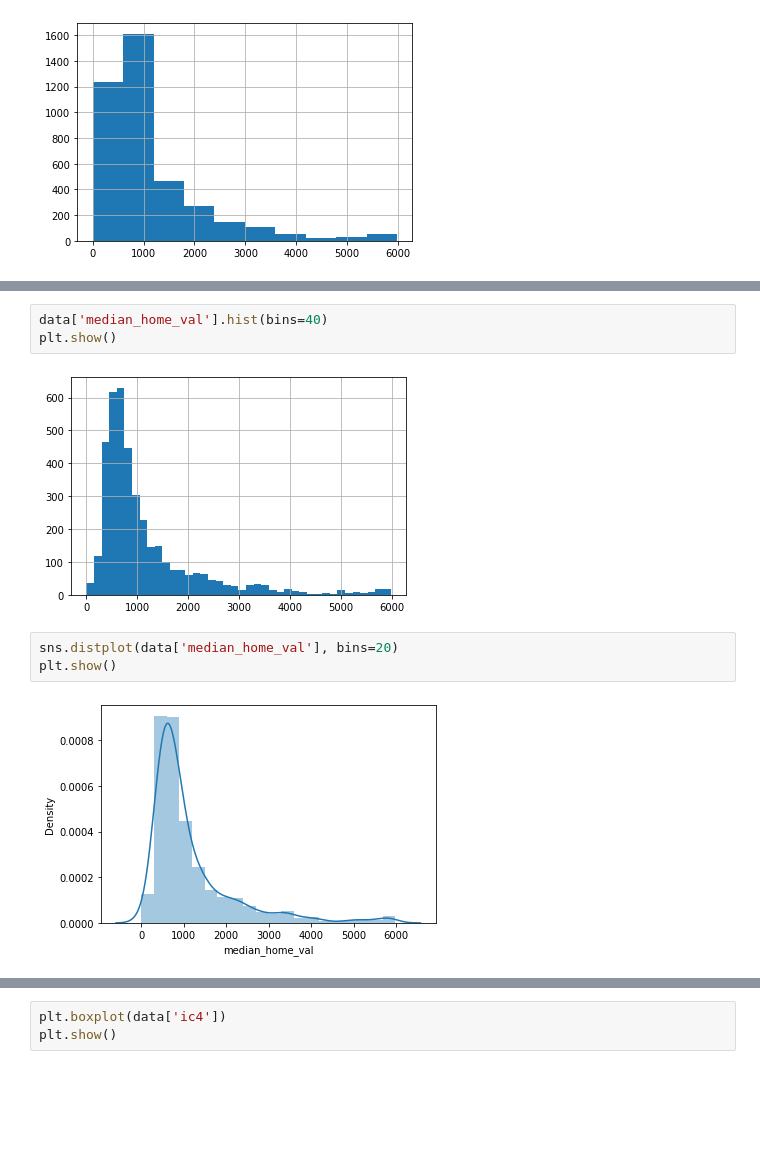
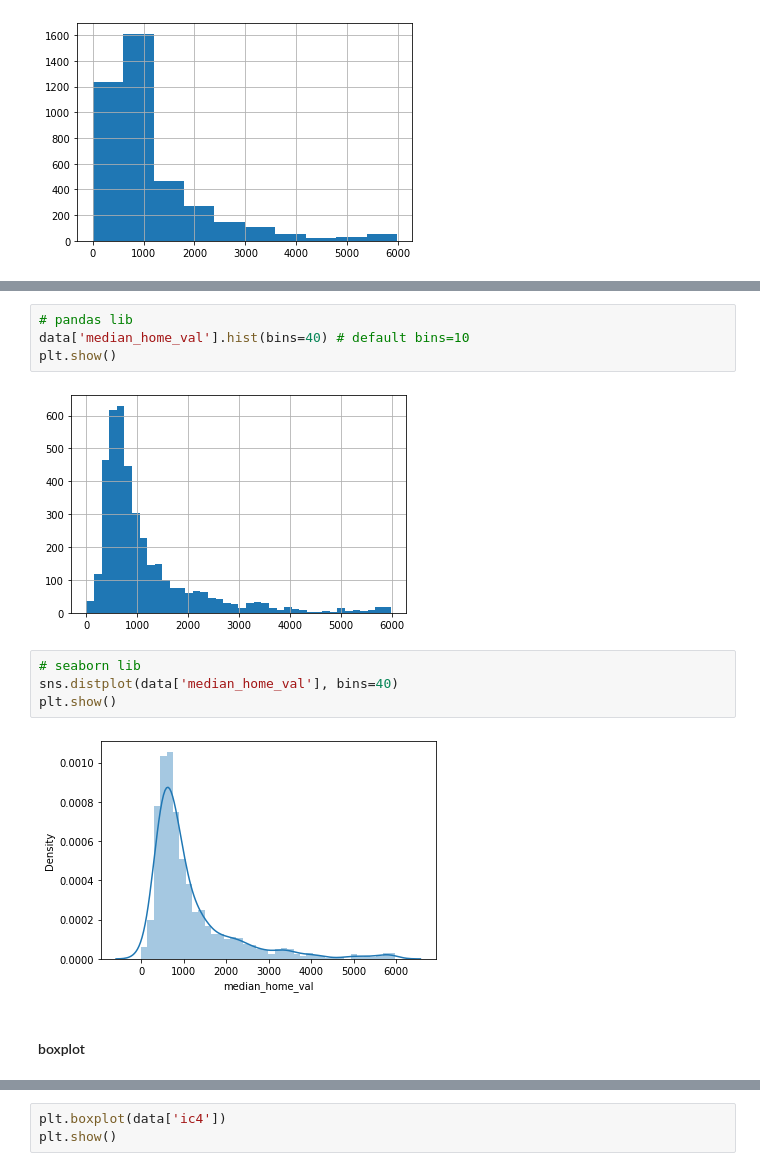
Before and after one commit to Ironhack-Data-0621-Remote/Classroom-Materials, a Jupyter notebook: Unit_1/3-EDA/EDA.ipynb, the cells around one changed output, grey strips where cells are left out. Cells and saved outputs as stored; diff of their text form; blank space fills up the shorter version.

```diff
--- a/Unit_1/3-EDA/EDA.ipynb
+++ b/Unit_1/3-EDA/EDA.ipynb
@@ -82,10 +116,14 @@ plt.show()
 # %%
-data['median_home_val'].hist(bins=40)
+# pandas lib
+data['median_home_val'].hist(bins=40) # default bins=10
 plt.show()
 # %% [output]
 [figure]
 # %%
-sns.distplot(data['median_home_val'], bins=20)
+# seaborn lib
+sns.distplot(data['median_home_val'], bins=40)
 plt.show()
 # %% [output]
-[figure, old version]
+[figure, new version]
+# %% [markdown]
+#### boxplot
```
Also changed, not shown: parts of 19 cells of this notebook, 1 other file.
